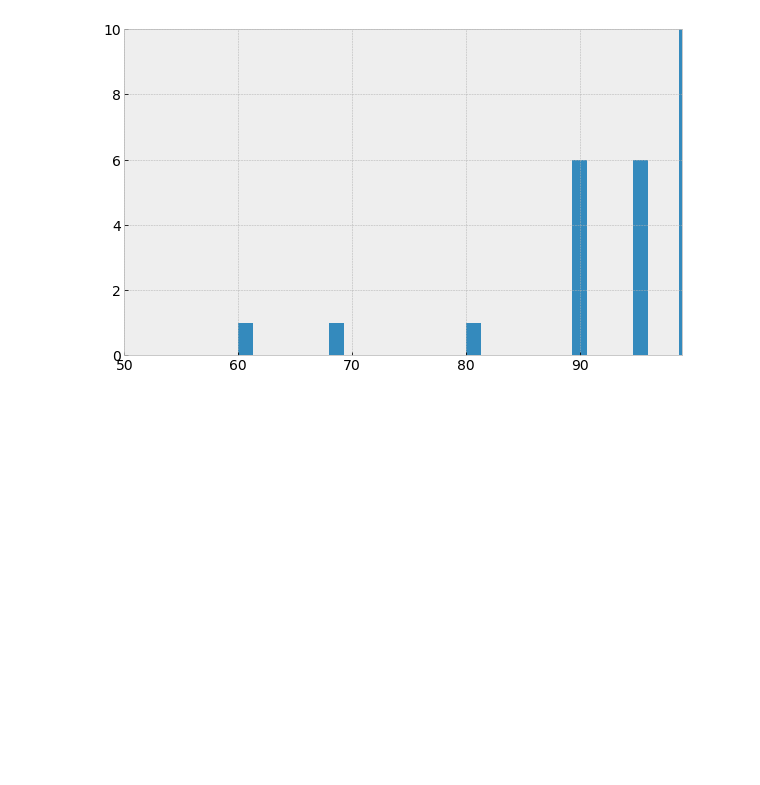
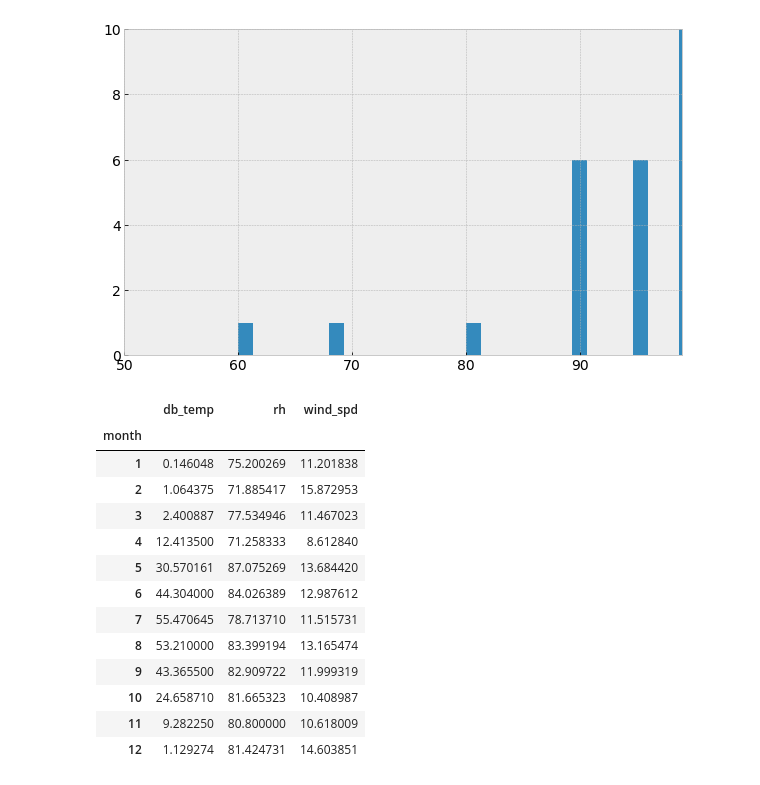
Before and after one commit to alanmitchell/heat-pump-calc, a Jupyter notebook: library_test.ipynb, the cells around one changed output. Cells and saved outputs as stored; diff of their text form; code cells hidden in the pictures; blank space fills up the shorter version.

Commit message:
Sample Monthly output started.

```diff
--- a/library_test.ipynb
+++ b/library_test.ipynb
@@ -331,3 +331,23 @@ ylim(0,10)
 xlim(50, 99);
 # %% [output]
 [figure]
+# %%
+wx = lib.tmy_from_id(701330)
+wx_mo = wx.groupby('month').mean()
+wx_mo.to_excel('../wx.xlsx')
+wx_mo
+# %% [output]
+|  | db_temp | rh | wind_spd |
+| month |  |  |  |
+| 1 | 0.146048 | 75.200269 | 11.201838 |
+| 2 | 1.064375 | 71.885417 | 15.872953 |
+| 3 | 2.400887 | 77.534946 | 11.467023 |
+| 4 | 12.413500 | 71.258333 | 8.612840 |
+| 5 | 30.570161 | 87.075269 | 13.684420 |
+| 6 | 44.304000 | 84.026389 | 12.987612 |
+| 7 | 55.470645 | 78.713710 | 11.515731 |
+| 8 | 53.210000 | 83.399194 | 13.165474 |
+| 9 | 43.365500 | 82.909722 | 11.999319 |
+| 10 | 24.658710 | 81.665323 | 10.408987 |
+| 11 | 9.282250 | 80.800000 | 10.618009 |
+| 12 | 1.129274 | 81.424731 | 14.603851 |
```
Also changed, not shown: 2 other files.
